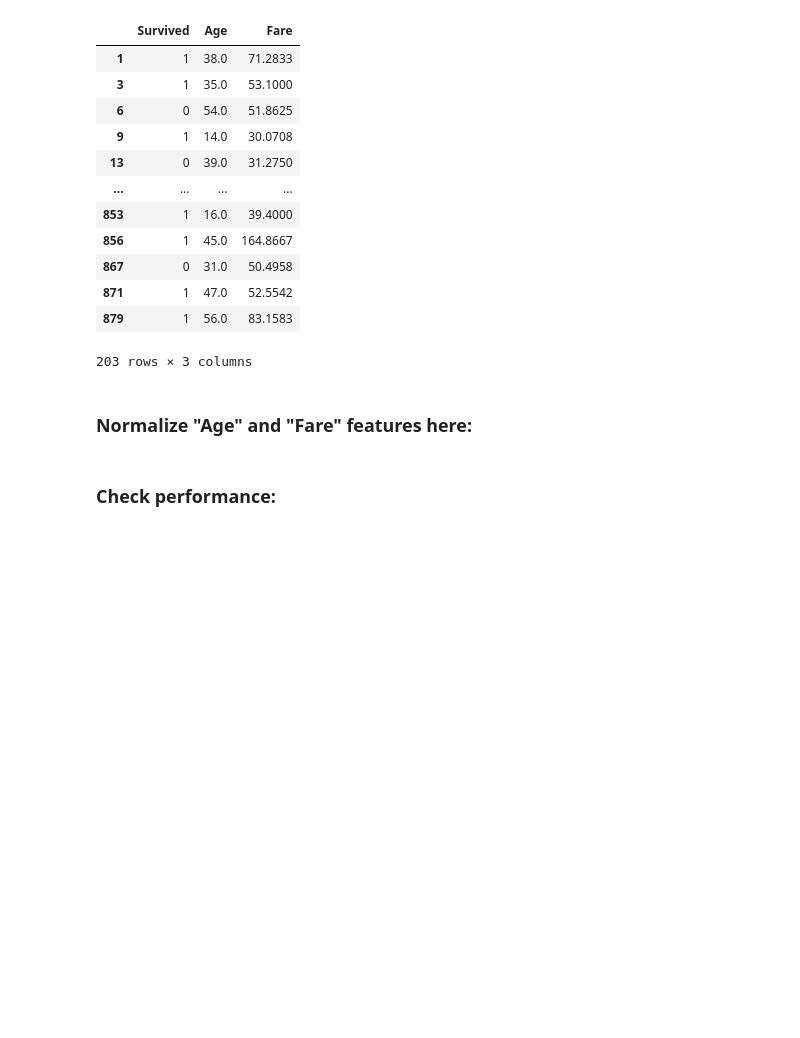
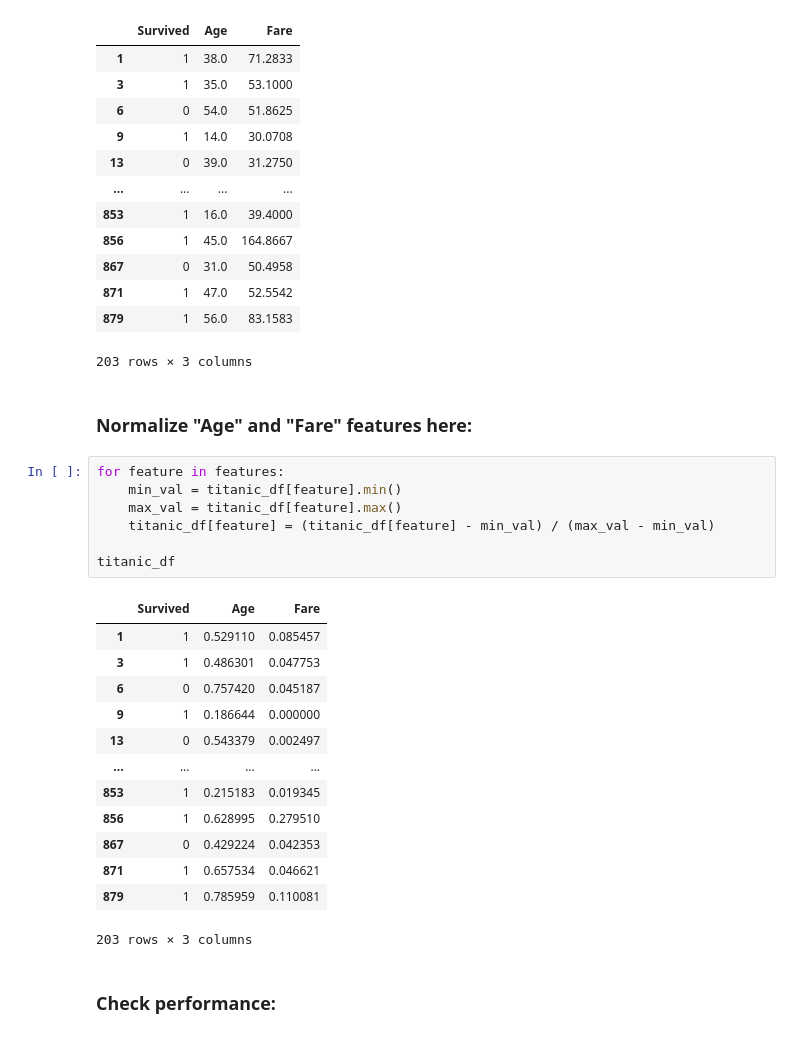
Before and after one commit to Kulizon/machine-learning, a Jupyter notebook: cwiczenia4/055Decision_trees_Exercises.ipynb, the cells around one changed output. Cells and saved outputs as stored; diff of their text form; blank space fills up the shorter version.

```diff
--- a/cwiczenia4/055Decision_trees_Exercises.ipynb
+++ b/cwiczenia4/055Decision_trees_Exercises.ipynb
@@ -47,6 +47,27 @@ titanic_df
 203 rows × 3 columns
 # %% [markdown]
 ### Normalize "Age" and "Fare" features here:
+# %%
+for feature in features:
+    min_val = titanic_df[feature].min()
+    max_val = titanic_df[feature].max()
+    titanic_df[feature] = (titanic_df[feature] - min_val) / (max_val - min_val)
+
+titanic_df
+# %% [output]
+|  | Survived | Age | Fare |
+| 1 | 1 | 0.529110 | 0.085457 |
+| 3 | 1 | 0.486301 | 0.047753 |
+| 6 | 0 | 0.757420 | 0.045187 |
+| 9 | 1 | 0.186644 | 0.000000 |
+| 13 | 0 | 0.543379 | 0.002497 |
+| ... | ... | ... | ... |
+| 853 | 1 | 0.215183 | 0.019345 |
+| 856 | 1 | 0.628995 | 0.279510 |
+| 867 | 0 | 0.429224 | 0.042353 |
+| 871 | 1 | 0.657534 | 0.046621 |
+| 879 | 1 | 0.785959 | 0.110081 |
+203 rows × 3 columns
 # %% [markdown]
 ### Check performance:
 # %%
```
Also changed, not shown: parts of 3 cells of this notebook, 2 other files.
